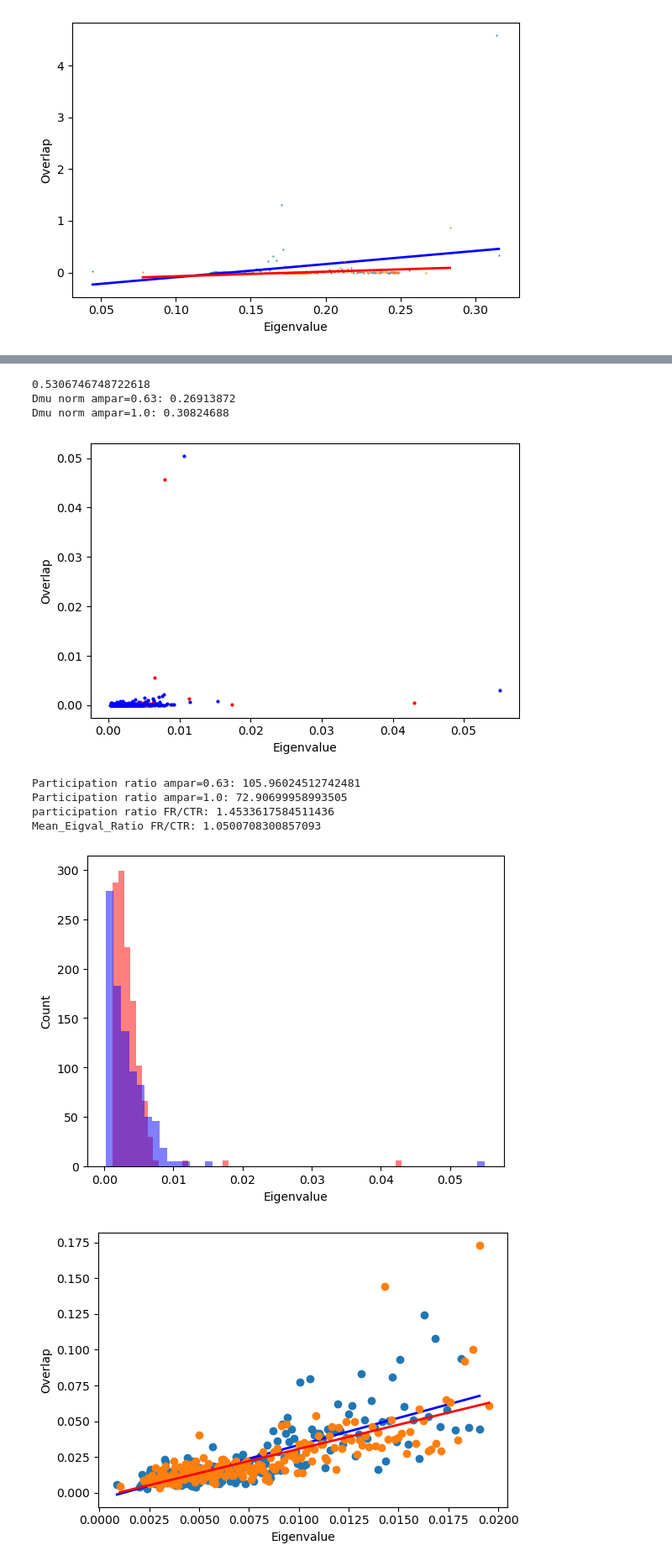
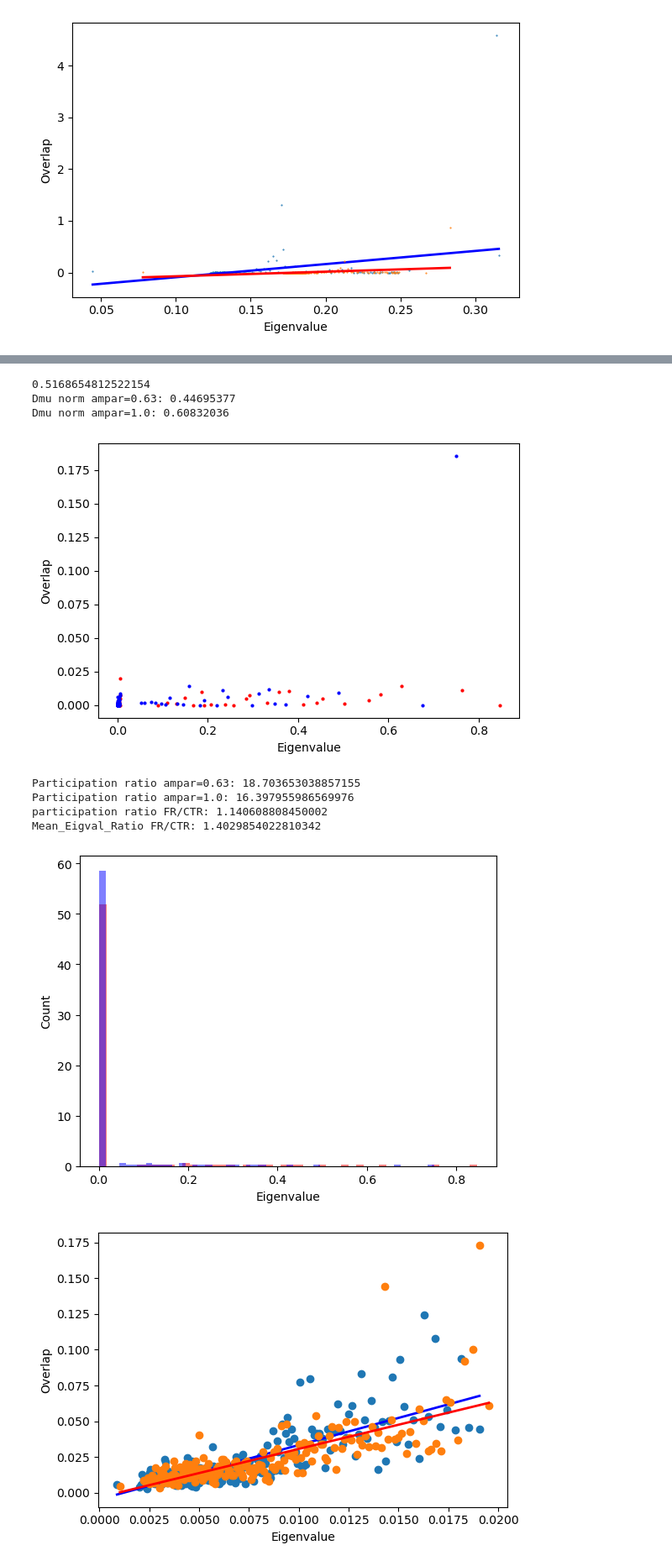
Before and after one commit to scastedo/continuous_attractor_project, a Jupyter notebook: data_analysis.ipynb, the cells around one changed output, grey strips where cells are left out. Shown at 84% size. Saved outputs shown, nothing was run; the diff lists cells and outputs as text; code cells hidden in the pictures.

Commit message:
latest gonzaga

```diff
--- a/data_analysis.ipynb
+++ b/data_analysis.ipynb
@@ -6,13 +6,13 @@ from matplotlib import pyplot as plt
 from itertools import combinations
 
 # --- Configure the runs you want to inspect ---------------------------------
-RUNS_DIR = Path("/home/castedo/Desktop/hopfield runs/gonzaga_28_nov_works_small_angle")
+RUNS_DIR = Path("/data/scastedo/runs_test_fast2")
 AMPAR_VALUES: List[float] = [1.0,0.63]
 RIN_VALUES: List[float] = [1.0, 1.22]
-ETA_VALUES: List[float] = [0.1]
-TEMP_VALUES: List[float] = [0.0, 0.01,0.05]
-IDIR_VALUES: List[float] = [0.5, 0.5003, 0.5005, 0.501, 0.503, 0.505, 0.51]
-TRIAL_INDICES: List[int] = list(range(20))  # trial00 … trial19
+ETA_VALUES: List[float] = [0, 0.02, 0.04]
+TEMP_VALUES: List[float] = [0.01,0.02]
+IDIR_VALUES: List[float] = [0.5, 0.503, 0.505, 0.5075, 0.51, 0.515, 0.52, 0.53]
+TRIAL_INDICES: List[int] = list(range(1))  # trial00 … trial19
 # ----------------------------------------------------------------------------
 
 def run_id(ampar: float, rin: float,sigma_temp:float, sigma_eta: float, idir: float, trial: int) -> str:
@@ -355,50 +348,50 @@ fig, ax = plt.subplots(figsize=(6, 4))
 size = 50
 k_val = 0
 angle_2 = 0.51
-sig_temp = 0.0
-sig_eta = 0.1
+sig_temp = 0.01
+sig_eta = 0.05
 mean_evals1, mean_overlap1, xfit, yfit, a, b,snr_1og, dmu1 = overlap_function(
     tensors, ampar=0.63, rin=1.22, sigma_temp=sig_temp,sigma_eta=sig_eta,  idir1=0.5, idir2=angle_2, k=k_val, window_size=size
 )
 ax.plot(mean_evals1, mean_overlap1, 'o', markersize=2, color="red")
 # ax.plot(xfit, yfit, "-", color="blue", lw=2)
 snr_1 = np.sum(mean_overlap1/mean_evals1)
 
 mean_evals2, mean_overlap2, xfit, yfit, a, b, snr_2og, dmu2 = overlap_function(
     tensors, ampar=1, rin=1, sigma_temp=sig_temp,sigma_eta=sig_eta,  idir1=0.5, idir2=angle_2,k=k_val, window_size=size
 )
 ax.plot(mean_evals2, mean_overlap2, 'o', markersize=2, color="blue")
 # ax.plot(xfit, yfit, "-", color="red", lw=2)
 
 ax.set_xlabel("Eigenvalue")
 ax.set_ylabel("Overlap")
 fig.tight_layout()
 snr_2 = np.sum(mean_overlap2/mean_evals2)
 # print(snr_1/snr_2)
 print(snr_1og/snr_2og)
 print("Dmu norm ampar=0.63:", np.linalg.norm(dmu1))
 print("Dmu norm ampar=1.0:", np.linalg.norm(dmu2))
 plt.show()
 plt.hist(mean_evals1, bins=50, color="red", alpha=0.5, label="ampar=0.63", density=True)
 plt.hist(mean_evals2, bins=50, color="blue", alpha=0.5, label="ampar=1.0", density=True)
 plt.xlabel("Eigenvalue")
 plt.ylabel("Count")
 participation_ratio1 = (np.sum(mean_evals1))**2/np.sum(mean_evals1**2)
 participation_ratio2 = (np.sum(mean_evals2))**2/np.sum(mean_evals2**2)
 print("Participation ratio ampar=0.63:", participation_ratio1)
 print("Participation ratio ampar=1.0:", participation_ratio2)
 print('participation ratio FR/CTR:', participation_ratio1/participation_ratio2)
 print('Mean_Eigval_Ratio FR/CTR:', np.mean(mean_evals1)/np.mean(mean_evals2))
 # %% [output]
-0.5306746748722618
-Dmu norm ampar=0.63: 0.26913872
-Dmu norm ampar=1.0: 0.30824688
+0.5168654812522154
+Dmu norm ampar=0.63: 0.44695377
+Dmu norm ampar=1.0: 0.60832036
-[figure, old version]
+[figure, new version]
-Participation ratio ampar=0.63: 105.96024512742481
-Participation ratio ampar=1.0: 72.90699958993505
-participation ratio FR/CTR: 1.4533617584511436
-Mean_Eigval_Ratio FR/CTR: 1.0500708300857093
+Participation ratio ampar=0.63: 18.703653038857155
+Participation ratio ampar=1.0: 16.397955986569976
+participation ratio FR/CTR: 1.140608808450002
+Mean_Eigval_Ratio FR/CTR: 1.4029854022810342
-[figure, old version]
+[figure, new version]
 # %%
 # AMPAR_VALUES: List[float] = [1.0,0.63]
 # RIN_VALUES: List[float] = [1.0, 1.22]
```
Also changed, not shown: parts of 11 cells of this notebook, 14 other files.
